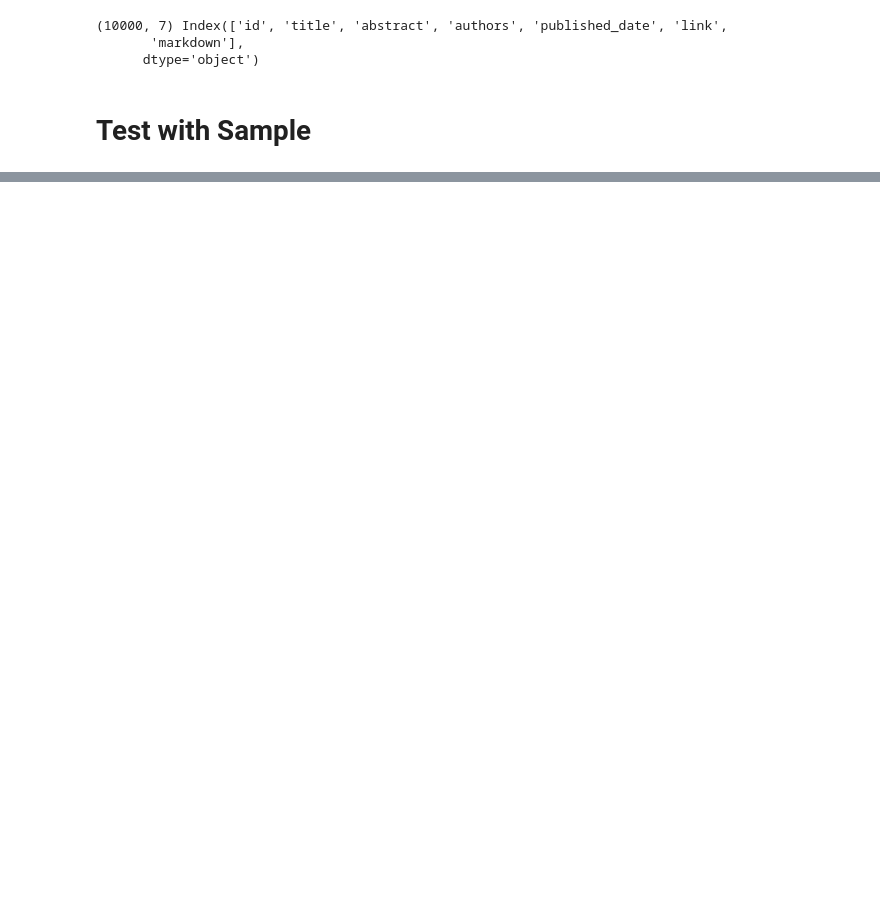
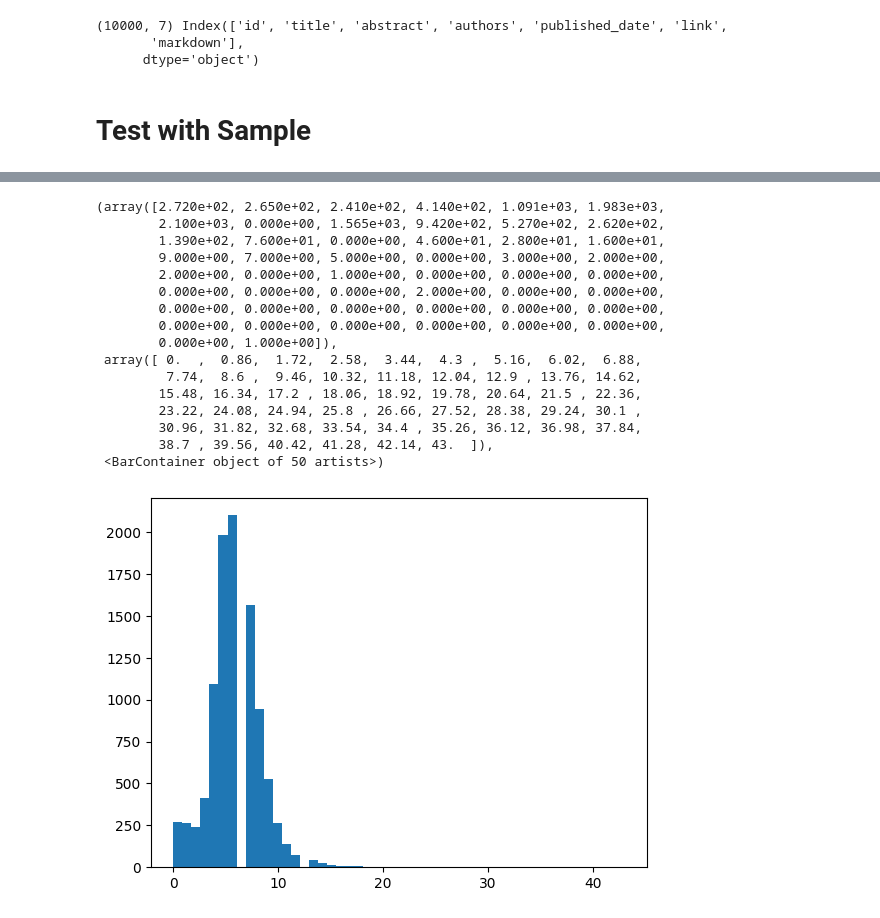
Before and after one commit to id4thomas/nlp_building_blocks, a Jupyter notebook: projects/2024_11_arxiver_rag/experiments/2411_2_analyze_arxiver_data/2_test_markdown_splitter.ipynb, the cells around one changed output, grey strips where cells are left out. Cells and saved outputs as stored; diff of their text form; code cells hidden in the pictures; blank space fills up the shorter version.

Commit message:
[edit] try section counting

```diff
--- a/projects/2024_11_arxiver_rag/experiments/2411_2_analyze_arxiver_data/2_test_markdown_splitter.ipynb
+++ b/projects/2024_11_arxiver_rag/experiments/2411_2_analyze_arxiver_data/2_test_markdown_splitter.ipynb
@@ -144,0 +173,10 @@ pprint.pprint(hierarchical_structure, width=100)
+# %%
+section_texts = []
+for section in top_section["children"]:
+    header_type = section["header"]
+    section_name = section["value"]
+    if section_name.lower()=="abstract":
+        continue
+
+    section_text = get_node_texts(section)
+    section_texts.append(section_text)
@@ -144,0 +212,28 @@ pprint.pprint(hierarchical_structure, width=100)
+# %%
+num_sections = []
+for idx in tqdm(range(df.shape[0])):
+    text = df.iloc[idx]['markdown']
+    hierarchical_structure = parse_markdown_hierarchy(text)
+
+    # has H1 Title
+    if len(hierarchical_structure)==1 and hierarchical_structure[0]['header']=='h1':
+        num_section = 0
+        top_section = hierarchical_structure[0]
+        for section in top_section["children"]:
+            header_type = section["header"]
+            section_name = section["value"]
+            if section_name.lower()=="abstract":
+                continue
+            num_section+=1
+        num_sections.append(num_section)
+    elif len(hierarchical_structure)>1:
+        num_section = 0
+        for section in hierarchical_structure:
+            header_type = section["header"]
+            section_name = section["value"]
+            if section_name.lower()=="abstract":
+                continue
+            num_section+=1
+        num_sections.append(num_section)
+    else:
+        print("ERR {} - {}".format(idx, hierarchical_structure, len(hierarchical_structure)))
@@ -144,0 +305,20 @@ pprint.pprint(hierarchical_structure, width=100)
+# %%
+plt.hist(num_sections, bins = 50)
+# %% [output]
+(array([2.720e+02, 2.650e+02, 2.410e+02, 4.140e+02, 1.091e+03, 1.983e+03,
+        2.100e+03, 0.000e+00, 1.565e+03, 9.420e+02, 5.270e+02, 2.620e+02,
+        1.390e+02, 7.600e+01, 0.000e+00, 4.600e+01, 2.800e+01, 1.600e+01,
+        9.000e+00, 7.000e+00, 5.000e+00, 0.000e+00, 3.000e+00, 2.000e+00,
+        2.000e+00, 0.000e+00, 1.000e+00, 0.000e+00, 0.000e+00, 0.000e+00,
+        0.000e+00, 0.000e+00, 0.000e+00, 2.000e+00, 0.000e+00, 0.000e+00,
+        0.000e+00, 0.000e+00, 0.000e+00, 0.000e+00, 0.000e+00, 0.000e+00,
+        0.000e+00, 0.000e+00, 0.000e+00, 0.000e+00, 0.000e+00, 0.000e+00,
+        0.000e+00, 1.000e+00]),
+ array([ 0.  ,  0.86,  1.72,  2.58,  3.44,  4.3 ,  5.16,  6.02,  6.88,
+         7.74,  8.6 ,  9.46, 10.32, 11.18, 12.04, 12.9 , 13.76, 14.62,
+        15.48, 16.34, 17.2 , 18.06, 18.92, 19.78, 20.64, 21.5 , 22.36,
+        23.22, 24.08, 24.94, 25.8 , 26.66, 27.52, 28.38, 29.24, 30.1 ,
+        30.96, 31.82, 32.68, 33.54, 34.4 , 35.26, 36.12, 36.98, 37.84,
+        38.7 , 39.56, 40.42, 41.28, 42.14, 43.  ]),
+ <BarContainer object of 50 artists>)
+[figure, added]
```
Also changed, not shown: parts of 16 cells of this notebook, 1 other file.
